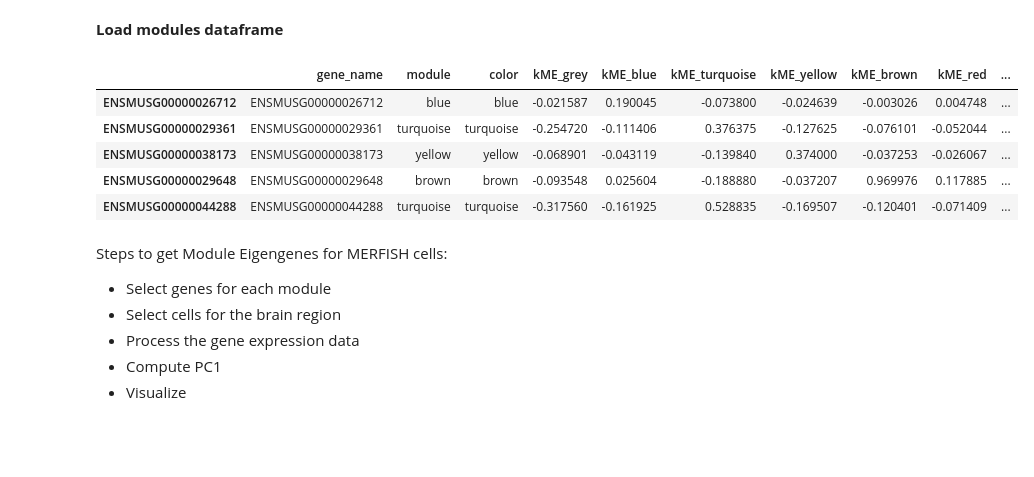
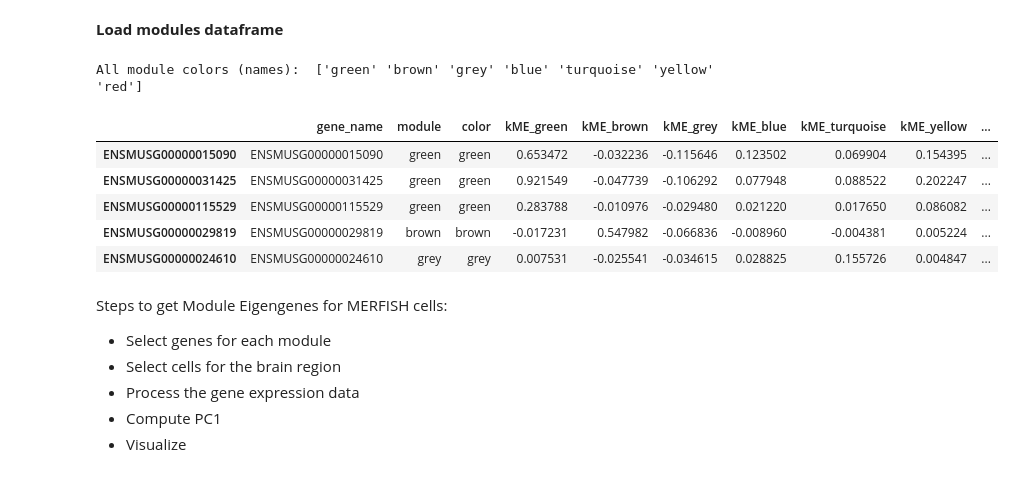
Before and after one commit to BioProteanLabs/ABCA_analysis, a Jupyter notebook: MERFISH/04_modules.ipynb, the cells around one changed output. Cells and saved outputs as stored; diff of their text form; code cells hidden in the pictures; blank space fills up the shorter version.

```diff
--- a/MERFISH/04_modules.ipynb
+++ b/MERFISH/04_modules.ipynb
@@ -19,16 +22,18 @@ AnnData object with n_obs × n_vars = 3938808 × 550
 **Load modules dataframe**
 # %%
 modules_df = pd.read_csv(
-    "/data/scRNA/ABCA/AIBS/AWS/expression_matrices/WMB-10Xv3/20230630/outputs/WMB-10Xv3-CTXsp-sc-wgcna-modules.csv",
+    "/data/scRNA/ABCA/AIBS/AWS/expression_matrices/WMB-10Xv3/20230630/outputs/WMB-10Xv3-Isocortex-1-raw-sc-wgcna-modules.csv",
     index_col = "Unnamed: 0")
+print("All module colors (names): ", modules_df["color"].unique())
 modules_df.head()
 # %% [output]
+All module colors (names):  ['green' 'brown' 'grey' 'blue' 'turquoise' 'yellow' 'red']
-|  | gene_name | module | color | kME_grey | kME_blue | kME_turquoise | kME_yellow | kME_brown | kME_red | ... |
-| ENSMUSG00000026712 | ENSMUSG00000026712 | blue | blue | -0.021587 | 0.190045 | -0.073800 | -0.024639 | -0.003026 | 0.004748 | ... |
-| ENSMUSG00000029361 | ENSMUSG00000029361 | turquoise | turquoise | -0.254720 | -0.111406 | 0.376375 | -0.127625 | -0.076101 | -0.052044 | ... |
-| ENSMUSG00000038173 | ENSMUSG00000038173 | yellow | yellow | -0.068901 | -0.043119 | -0.139840 | 0.374000 | -0.037253 | -0.026067 | ... |
-| ENSMUSG00000029648 | ENSMUSG00000029648 | brown | brown | -0.093548 | 0.025604 | -0.188880 | -0.037207 | 0.969976 | 0.117885 | ... |
-| ENSMUSG00000044288 | ENSMUSG00000044288 | turquoise | turquoise | -0.317560 | -0.161925 | 0.528835 | -0.169507 | -0.120401 | -0.071409 | ... |
+|  | gene_name | module | color | kME_green | kME_brown | kME_grey | kME_blue | kME_turquoise | kME_yellow | ... |
+| ENSMUSG00000015090 | ENSMUSG00000015090 | green | green | 0.653472 | -0.032236 | -0.115646 | 0.123502 | 0.069904 | 0.154395 | ... |
+| ENSMUSG00000031425 | ENSMUSG00000031425 | green | green | 0.921549 | -0.047739 | -0.106292 | 0.077948 | 0.088522 | 0.202247 | ... |
+| ENSMUSG00000115529 | ENSMUSG00000115529 | green | green | 0.283788 | -0.010976 | -0.029480 | 0.021220 | 0.017650 | 0.086082 | ... |
+| ENSMUSG00000029819 | ENSMUSG00000029819 | brown | brown | -0.017231 | 0.547982 | -0.066836 | -0.008960 | -0.004381 | 0.005224 | ... |
+| ENSMUSG00000024610 | ENSMUSG00000024610 | grey | grey | 0.007531 | -0.025541 | -0.034615 | 0.028825 | 0.155726 | 0.004847 | ... |
 # %% [markdown]
 Steps to get Module Eigengenes for MERFISH cells:
 - Select genes for each module
```
Also changed, not shown: parts of 25 cells of this notebook, 9 other files.
